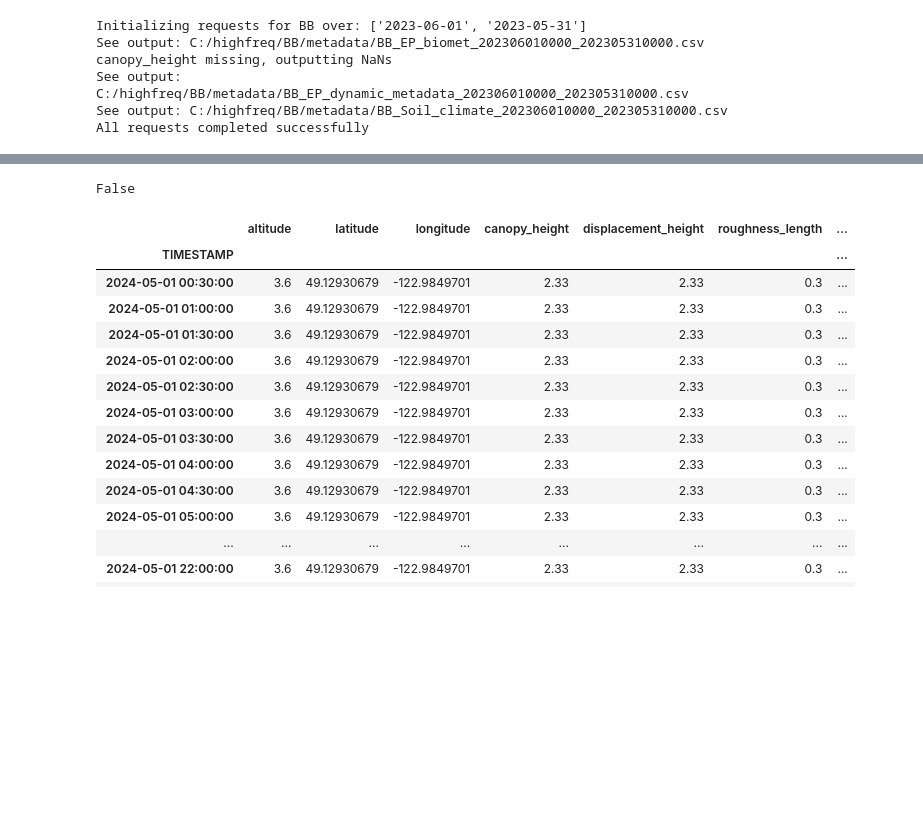
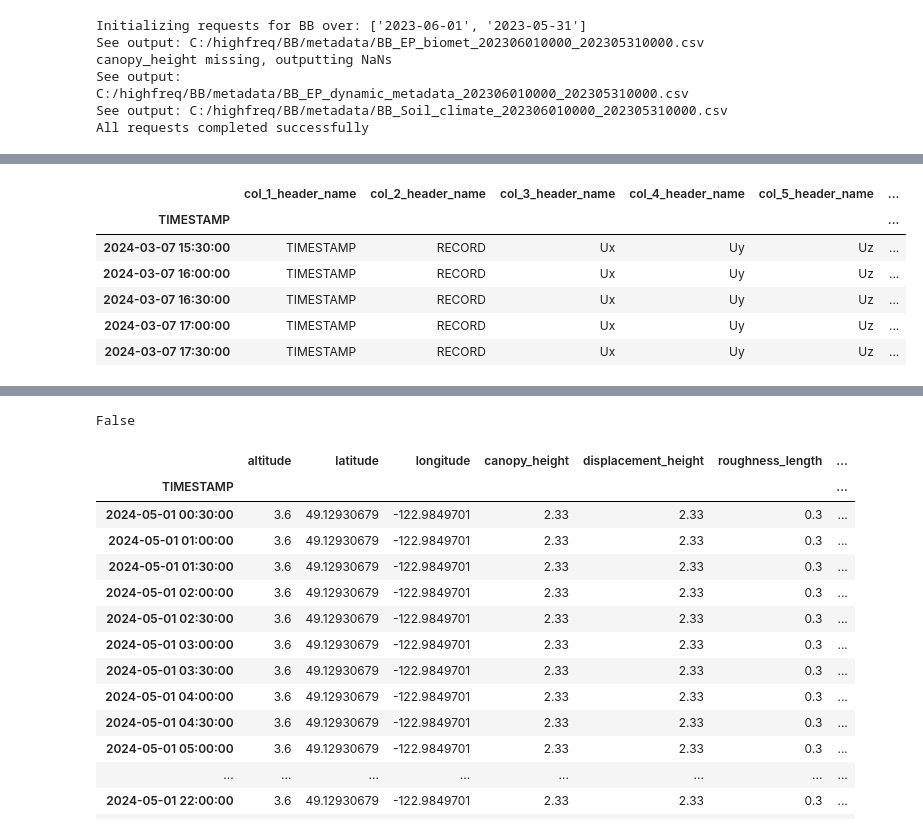
Before and after one commit to June-Skeeter/EddyPro_API, a Jupyter notebook: Testing.ipynb, the cells around one changed output, grey strips where cells are left out. Cells and saved outputs as stored; diff of their text form; code cells hidden in the pictures; blank space fills up the shorter version.

```diff
--- a/Testing.ipynb
+++ b/Testing.ipynb
@@ -32,7 +32,7 @@ importlib.reload(preProcessing)
 
 # Basic call for .dat files
 metaDataTemplate='C:/highfreq/BBS/TOA5_BBS.FLUX_2023_06_14_1500.metadata'
-pp = preProcessing.preProcessing('BBS',fileType='dat',metaDataTemplate=metaDataTemplate)#,Testing=48)
+pp = preProcessing.preProcessing('BBS',fileType='dat',metaDataTemplate=metaDataTemplate,Testing=5,reset=True)
 pp.searchRawDir(
             # copyFrom = "C:\\Campbellsci\\CardConvert\\20240416",
             copyFrom = "C:\\data-dump\\BBS\\EC_Station\\2024\\20240416",
@@ -67,0 +48,14 @@ Reading Complete, time elapsed:  4.492343902587891
+# %%
+pp.metaDataValues['Custom']
+# d = {'a':1}
+# b = {'c':2}
+# d.update(b)
+# d
+# %% [output]
+|  | col_1_header_name | col_2_header_name | col_3_header_name | col_4_header_name | col_5_header_name | ... |
+| TIMESTAMP |  |  |  |  |  | ... |
+| 2024-03-07 15:30:00 | TIMESTAMP | RECORD | Ux | Uy | Uz | ... |
+| 2024-03-07 16:00:00 | TIMESTAMP | RECORD | Ux | Uy | Uz | ... |
+| 2024-03-07 16:30:00 | TIMESTAMP | RECORD | Ux | Uy | Uz | ... |
+| 2024-03-07 17:00:00 | TIMESTAMP | RECORD | Ux | Uy | Uz | ... |
+| 2024-03-07 17:30:00 | TIMESTAMP | RECORD | Ux | Uy | Uz | ... |
```
Also changed, not shown: parts of 4 cells of this notebook, 3 other files.
